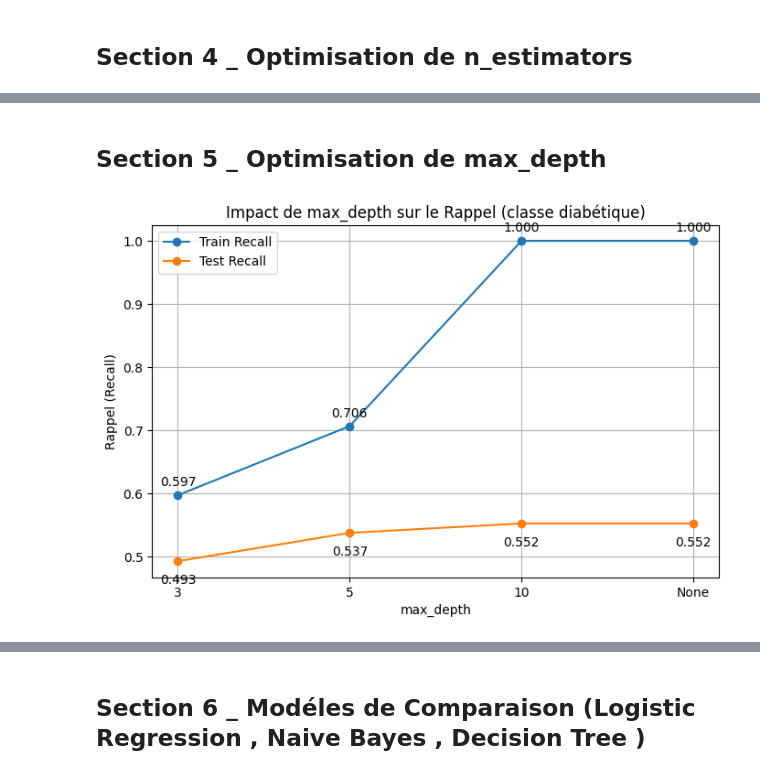
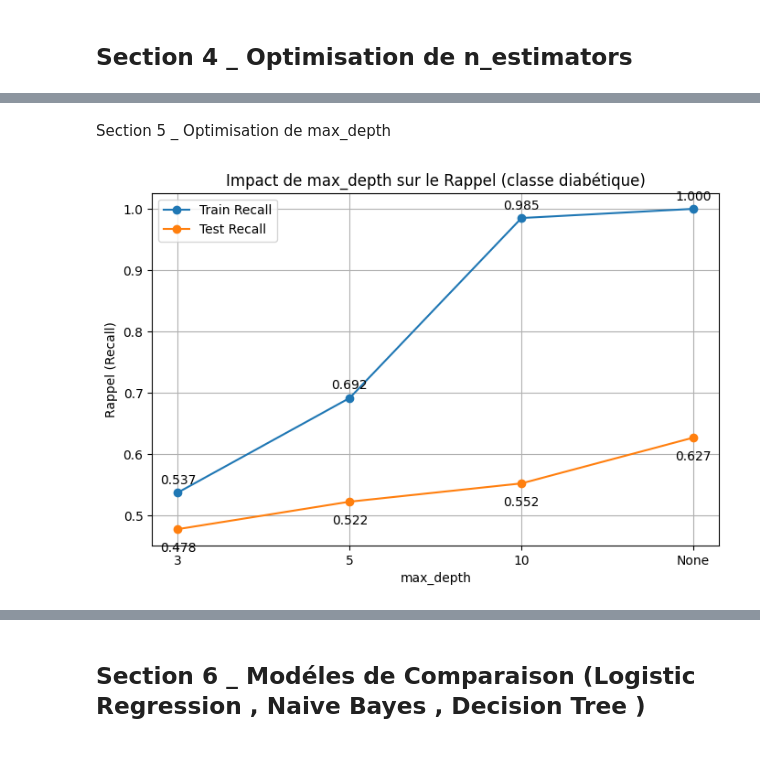
Before and after one commit to fidas5/Pima-Diabetes-RandomForest-Analysis, a Jupyter notebook: Notebook.ipynb, the cells around one changed output, grey strips where cells are left out. Saved outputs shown, nothing was run; the diff lists cells and outputs as text; code cells hidden in the pictures.

```diff
--- a/Notebook.ipynb
+++ b/Notebook.ipynb
@@ -761,20 +470,0 @@ Ces résultats suggèrent que la variable *Insulin* contient une information per
-# %%
-# Supprimer les deux variables
-X_train_no_features = X_train.drop(columns=["Insulin", "SkinThickness"])
-X_test_no_features = X_test.drop(columns=["Insulin", "SkinThickness"])
-from sklearn.ensemble import RandomForestClassifier
-
-rf_no_features = RandomForestClassifier(
-    n_estimators=100,
-    oob_score=True,
-    random_state=42
-)
-
-rf_no_features.fit(X_train_no_features, y_train)
-print("OOB Score (sans Insulin + SkinThickness):", rf_no_features.oob_score_)
-from sklearn.metrics import accuracy_score, classification_report
-
-y_pred_no_features = rf_no_features.predict(X_test_no_features)
-
-print("Accuracy (sans Insulin + SkinThickness):", accuracy_score(y_test, y_pred_no_features))
-print(classification_report(y_test, y_pred_no_features))
@@ -834,11 +740,15 @@ import pandas as pd
 import matplotlib.pyplot as plt
 import numpy as np
 
-# Importance des variables
-importances = rf.feature_importances_
+# ── Noms des features après suppression ──────────
+cols_to_remove = ["Insulin", "SkinThickness"]
+remaining_features = [f for f in feature_names if f not in cols_to_remove]
+
+# ── Importance des variables ──────────────────────
+importances = rf_no_ins_skin.feature_importances_  # ← modèle sans les 2 colonnes
 
 feat_imp = pd.DataFrame({
-    "Feature": X_train.columns,
+    "Feature"   : remaining_features,  # ← noms reconstruits manuellement
     "Importance": importances
 })
 
@@ -869,10 +779,8 @@ for i, v in enumerate(feat_imp["Importance_pct"]):
 plt.title("Feature Importances (Random Forest)", fontsize=16, fontweight='bold')
 plt.xlabel("Importance (%)", fontsize=12)
 plt.ylabel("Variables", fontsize=12)
-
 plt.grid(axis='x', linestyle='--', alpha=0.5)
 
-# Style clean
 ax = plt.gca()
 ax.spines['top'].set_visible(False)
 ax.spines['right'].set_visible(False)
@@ -893,6 +795,8 @@ Cela signifie que le modèle s’appuie principalement sur des indicateurs médi
 ## Section 4 _ Optimisation de n_estimators
 # %%
 from sklearn.ensemble import RandomForestClassifier
+
+np.random.seed(42)
 
 n_estimators_list = range(10, 501, 50)
 oob_errors = []
@@ -902,9 +806,9 @@ for n in n_estimators_list:
         n_estimators=n,
         oob_score=True,
         random_state=42,
-        bootstrap=True
+
     )
-    rf_temp.fit(X_train_imputed, y_train)
+    rf_temp.fit(X_train_no_ins_skin, y_train)
 
     oob_error = 1 - rf_temp.oob_score_
     oob_errors.append(oob_error)
@@ -928,5 +854,5 @@ d'ou un choix de 100 arbres constitue donc un bon compromis entre précision et
 # %% [markdown]
-## Section 5 _ Optimisation de max_depth
+Section 5 _ Optimisation de max_depth
 # %%
 from sklearn.ensemble import RandomForestClassifier
 from sklearn.metrics import recall_score
@@ -941,41 +867,42 @@ test_recall = []
 for d in depths:
     rf = RandomForestClassifier(
         n_estimators=100,
+
         max_depth=d,
         max_features='sqrt',
         oob_score=True,
         random_state=42
     )
 
-    rf.fit(X_train_imputed, y_train)
+    rf.fit(X_train_no_ins_skin , y_train)
 
     # Prédictions
-    y_train_pred = rf.predict(X_train_imputed)
-    y_test_pred = rf.predict(X_test_imputed)
+    y_train_pred = rf.predict(X_train_no_ins_skin )
+    y_test_pred = rf.predict(X_test_no_ins_skin )
 
     # Calcul du rappel pour la classe 1 (diabétique)
     train_recall.append(recall_score(y_train, y_train_pred))
     test_recall.append(recall_score(y_test, y_test_pred))
 
 # Convertir None en string pour affichage propre
 depth_labels = [str(d) for d in depths]
 
 # Tracé des courbes de rappel
 plt.figure(figsize=(8, 5))
 plt.plot(depth_labels, train_recall, marker='o', label='Train Recall')
 plt.plot(depth_labels, test_recall, marker='o', label='Test Recall')
 
 # Ajout des valeurs numériques
 for i, val in enumerate(train_recall):
     plt.text(i, val + 0.01, f"{val:.3f}", ha='center', va='bottom')
 for i, val in enumerate(test_recall):
     plt.text(i, val - 0.02, f"{val:.3f}", ha='center', va='top')
 
 plt.title("Impact de max_depth sur le Rappel (classe diabétique)")
 plt.xlabel("max_depth")
 plt.ylabel("Rappel (Recall)")
 plt.legend()
 plt.grid(True)
 plt.show()
 # %% [output]
-[figure, old version]
+[figure, new version]
```
Also changed, not shown: parts of 71 cells of this notebook, 2 other files.
